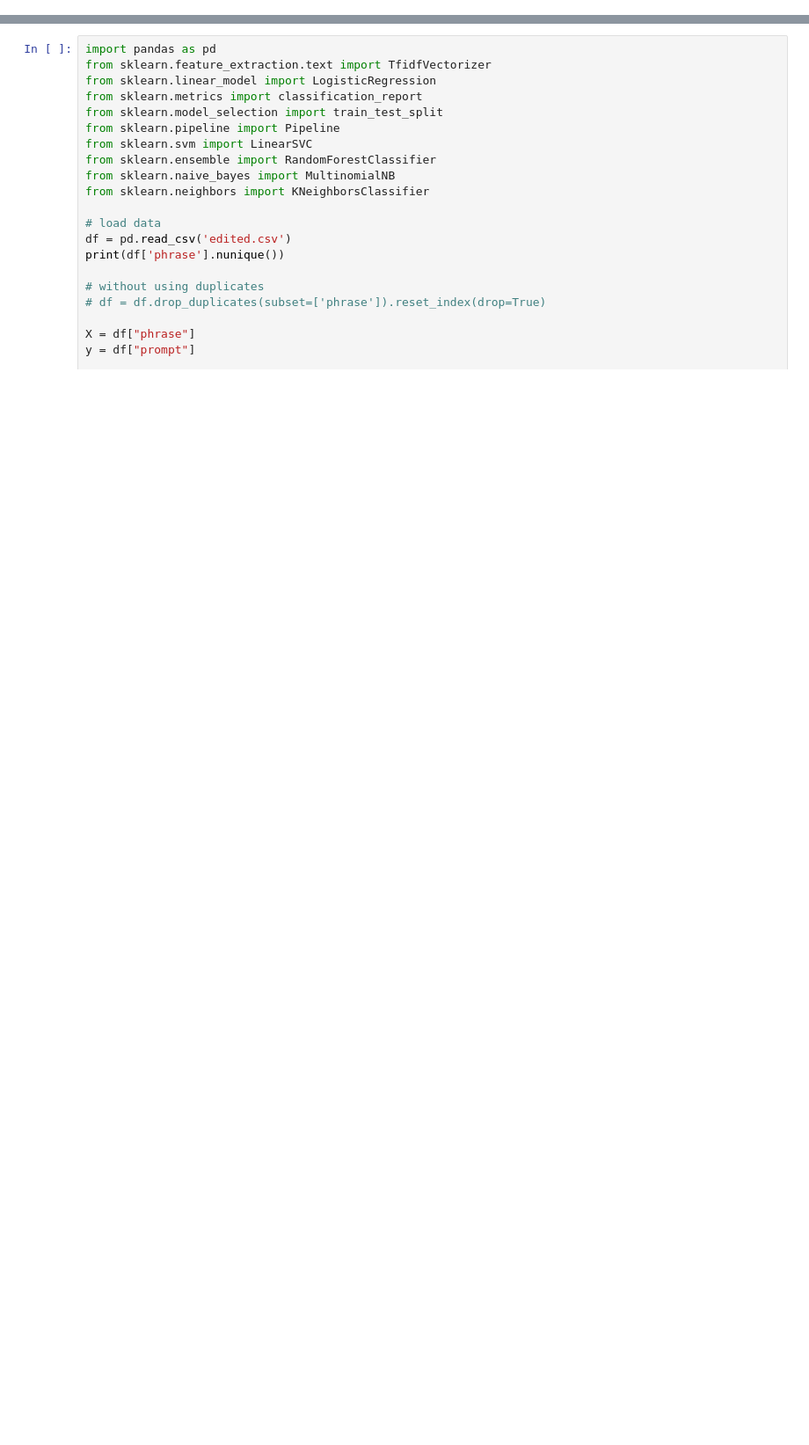
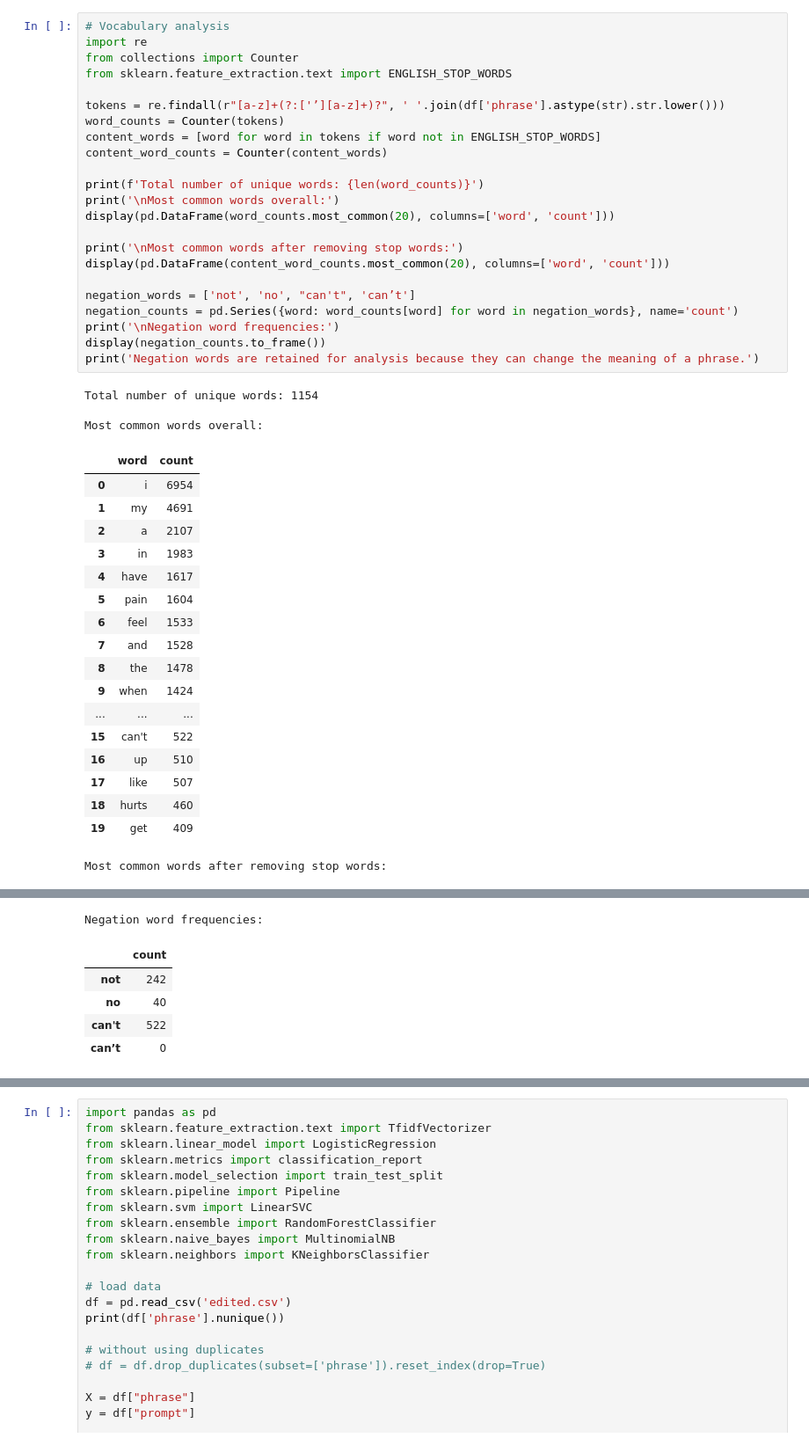
Before and after one commit to tristanm71/COSC4337-final-project, a Jupyter notebook: traditional_ML_models.ipynb, the cells around one changed output, grey strips where cells are left out. Shown at 88% size. Cells and saved outputs as stored; diff of their text form; blank space fills up the shorter version.

```diff
--- a/traditional_ML_models.ipynb
+++ b/traditional_ML_models.ipynb
@@ -0,0 +108,45 @@
+# %%
+# Vocabulary analysis
+import re
+from collections import Counter
+from sklearn.feature_extraction.text import ENGLISH_STOP_WORDS
+
+tokens = re.findall(r"[a-z]+(?:['’][a-z]+)?", ' '.join(df['phrase'].astype(str).str.lower()))
+word_counts = Counter(tokens)
+content_words = [word for word in tokens if word not in ENGLISH_STOP_WORDS]
+content_word_counts = Counter(content_words)
+
+print(f'Total number of unique words: {len(word_counts)}')
+print('\nMost common words overall:')
+display(pd.DataFrame(word_counts.most_common(20), columns=['word', 'count']))
+
+print('\nMost common words after removing stop words:')
+display(pd.DataFrame(content_word_counts.most_common(20), columns=['word', 'count']))
+
+negation_words = ['not', 'no', "can't", 'can’t']
+negation_counts = pd.Series({word: word_counts[word] for word in negation_words}, name='count')
+print('\nNegation word frequencies:')
+display(negation_counts.to_frame())
+print('Negation words are retained for analysis because they can change the meaning of a phrase.')
+# %% [output]
+Total number of unique words: 1154
+
+Most common words overall:
+|  | word | count |
+| 0 | i | 6954 |
+| 1 | my | 4691 |
+| 2 | a | 2107 |
+| 3 | in | 1983 |
+| 4 | have | 1617 |
+| 5 | pain | 1604 |
+| 6 | feel | 1533 |
+| 7 | and | 1528 |
+| 8 | the | 1478 |
+| 9 | when | 1424 |
+| ... | ... | ... |
+| 15 | can't | 522 |
+| 16 | up | 510 |
+| 17 | like | 507 |
+| 18 | hurts | 460 |
+| 19 | get | 409 |
+Most common words after removing stop words:
@@ -0,0 +170,6 @@
+Negation word frequencies:
+|  | count |
+| not | 242 |
+| no | 40 |
+| can't | 522 |
+| can’t | 0 |
```
Also changed, not shown: parts of 9 cells of this notebook, 2 other files.
